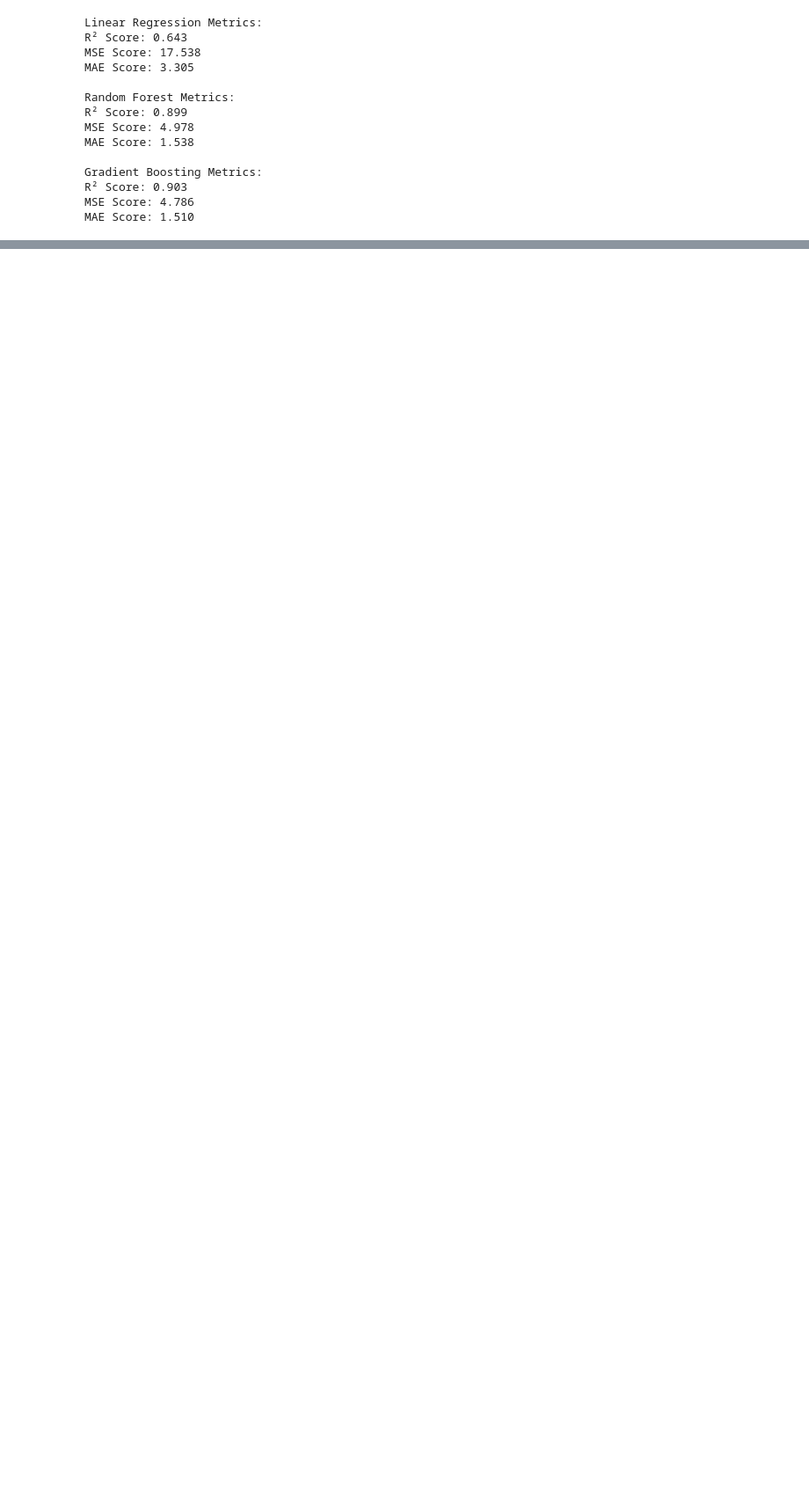
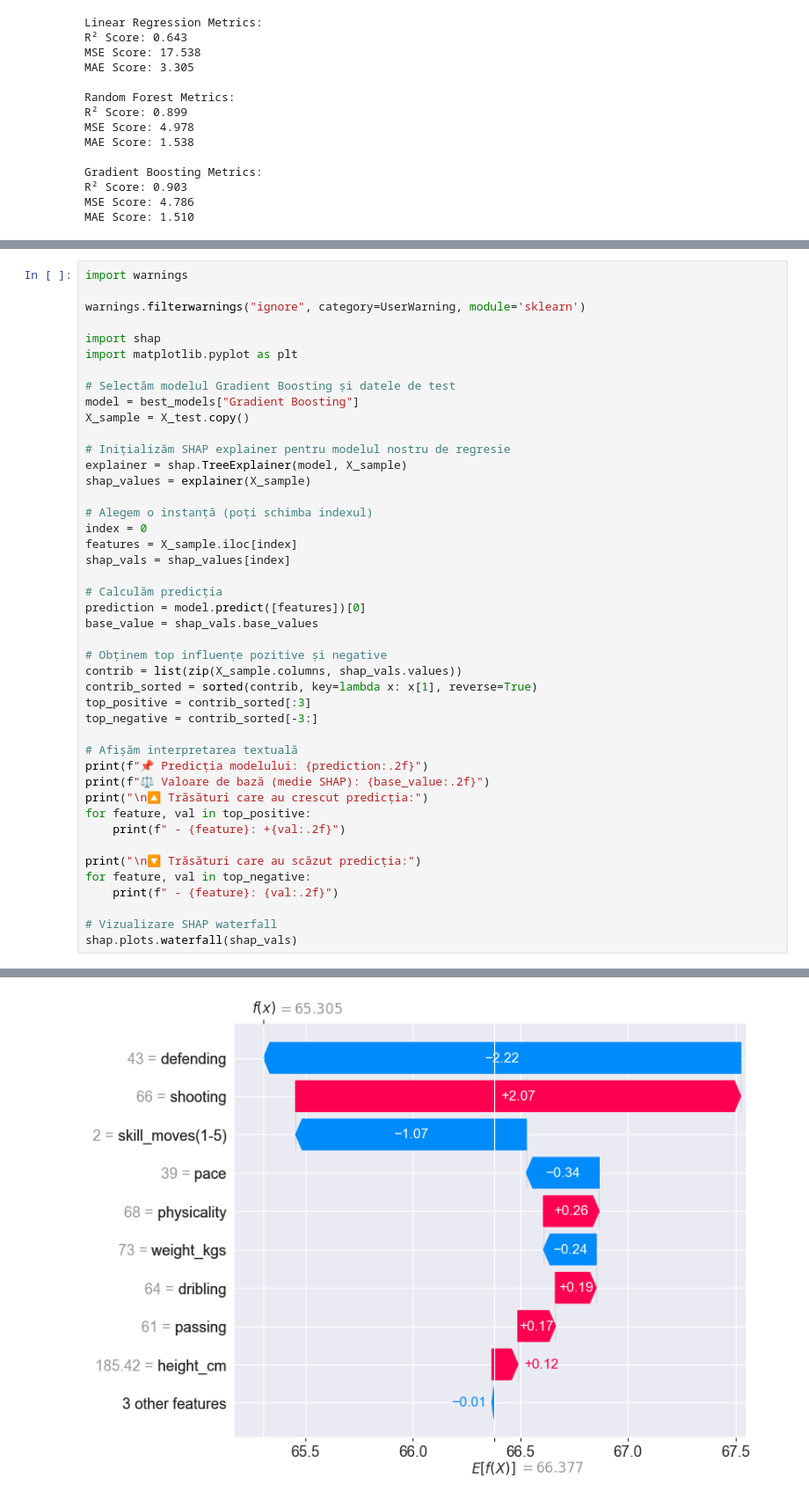
Before and after one commit to Razvan29387/Proiect_ML1, a Jupyter notebook: proiect.ipynb, the cells around one changed output, grey strips where cells are left out. Shown at 88% size. Drawn from its saved outputs; the diff is of its cells as text; blank space fills up the shorter version.

```diff
--- a/proiect.ipynb
+++ b/proiect.ipynb
@@ -726,0 +686,45 @@ shap.summary_plot(shap_values, X_test, feature_names=features)
+# %%
+import warnings
+
+warnings.filterwarnings("ignore", category=UserWarning, module='sklearn')
+
+import shap
+import matplotlib.pyplot as plt
+
+# Selectăm modelul Gradient Boosting și datele de test
+model = best_models["Gradient Boosting"]
+X_sample = X_test.copy()
+
+# Inițializăm SHAP explainer pentru modelul nostru de regresie
+explainer = shap.TreeExplainer(model, X_sample)
+shap_values = explainer(X_sample)
+
+# Alegem o instanță (poți schimba indexul)
+index = 0
+features = X_sample.iloc[index]
+shap_vals = shap_values[index]
+
+# Calculăm predicția
+prediction = model.predict([features])[0]
+base_value = shap_vals.base_values
+
+# Obținem top influențe pozitive și negative
+contrib = list(zip(X_sample.columns, shap_vals.values))
+contrib_sorted = sorted(contrib, key=lambda x: x[1], reverse=True)
+top_positive = contrib_sorted[:3]
+top_negative = contrib_sorted[-3:]
+
+# Afișăm interpretarea textuală
+print(f"📌 Predicția modelului: {prediction:.2f}")
+print(f"⚖️ Valoare de bază (medie SHAP): {base_value:.2f}")
+print("\n🔼 Trăsături care au crescut predicția:")
+for feature, val in top_positive:
+    print(f" - {feature}: +{val:.2f}")
+
+print("\n🔽 Trăsături care au scăzut predicția:")
+for feature, val in top_negative:
+    print(f" - {feature}: {val:.2f}")
+
+# Vizualizare SHAP waterfall
+shap.plots.waterfall(shap_vals)
+# %% [output]
@@ -726,0 +743 @@ shap.summary_plot(shap_values, X_test, feature_names=features)
+[figure, added]
```
Also changed, not shown: parts of 8 cells of this notebook.
